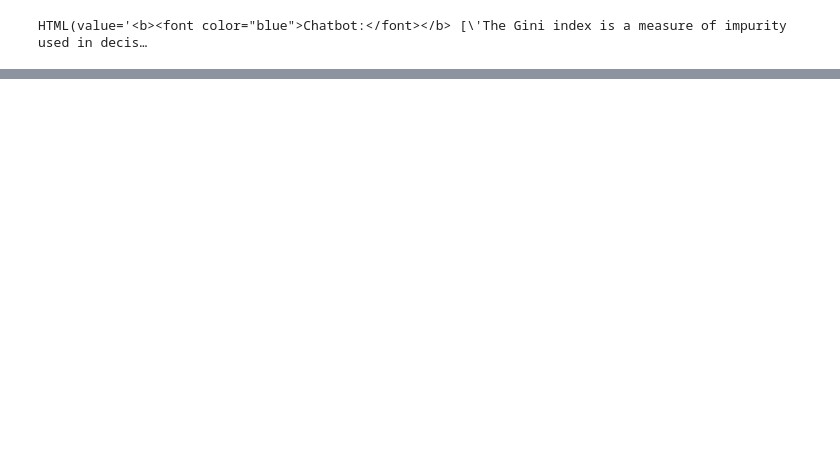
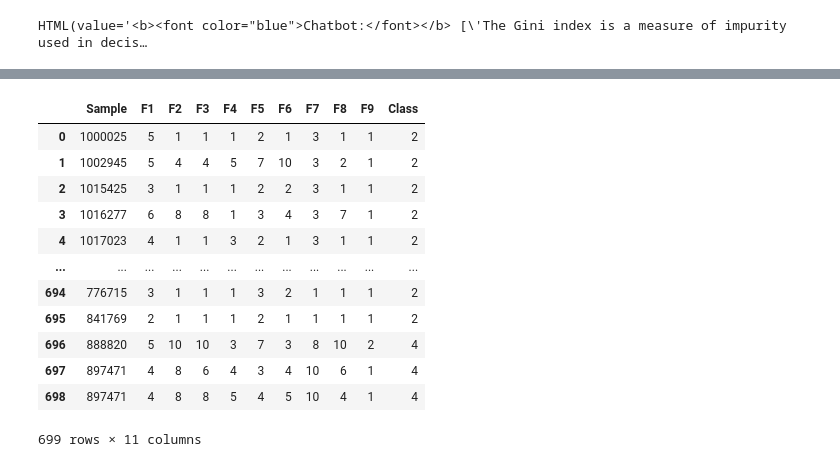
Before and after one commit to gun310801/SMARTML_GPT, a Jupyter notebook: vector.ipynb, the cells around one changed output, grey strips where cells are left out. Cells and saved outputs as stored; diff of their text form; code cells hidden in the pictures; blank space fills up the shorter version.

```diff
--- a/vector.ipynb
+++ b/vector.ipynb
@@ -494,0 +766,18 @@ HTML(value='<b><font color="blue">Chatbot:</font></b> [\'The Gini index is a mea
+# %%
+df= pd.read_csv('breast-cancer-wisconsin.csv')
+# %%
+df
+# %% [output]
+|  | Sample | F1 | F2 | F3 | F4 | F5 | F6 | F7 | F8 | F9 | Class |
+| 0 | 1000025 | 5 | 1 | 1 | 1 | 2 | 1 | 3 | 1 | 1 | 2 |
+| 1 | 1002945 | 5 | 4 | 4 | 5 | 7 | 10 | 3 | 2 | 1 | 2 |
+| 2 | 1015425 | 3 | 1 | 1 | 1 | 2 | 2 | 3 | 1 | 1 | 2 |
+| 3 | 1016277 | 6 | 8 | 8 | 1 | 3 | 4 | 3 | 7 | 1 | 2 |
+| 4 | 1017023 | 4 | 1 | 1 | 3 | 2 | 1 | 3 | 1 | 1 | 2 |
+| ... | ... | ... | ... | ... | ... | ... | ... | ... | ... | ... | ... |
+| 694 | 776715 | 3 | 1 | 1 | 1 | 3 | 2 | 1 | 1 | 1 | 2 |
+| 695 | 841769 | 2 | 1 | 1 | 1 | 2 | 1 | 1 | 1 | 1 | 2 |
+| 696 | 888820 | 5 | 10 | 10 | 3 | 7 | 3 | 8 | 10 | 2 | 4 |
+| 697 | 897471 | 4 | 8 | 6 | 4 | 3 | 4 | 10 | 6 | 1 | 4 |
+| 698 | 897471 | 4 | 8 | 8 | 5 | 4 | 5 | 10 | 4 | 1 | 4 |
+699 rows × 11 columns
```
Also changed, not shown: parts of 13 cells of this notebook.
